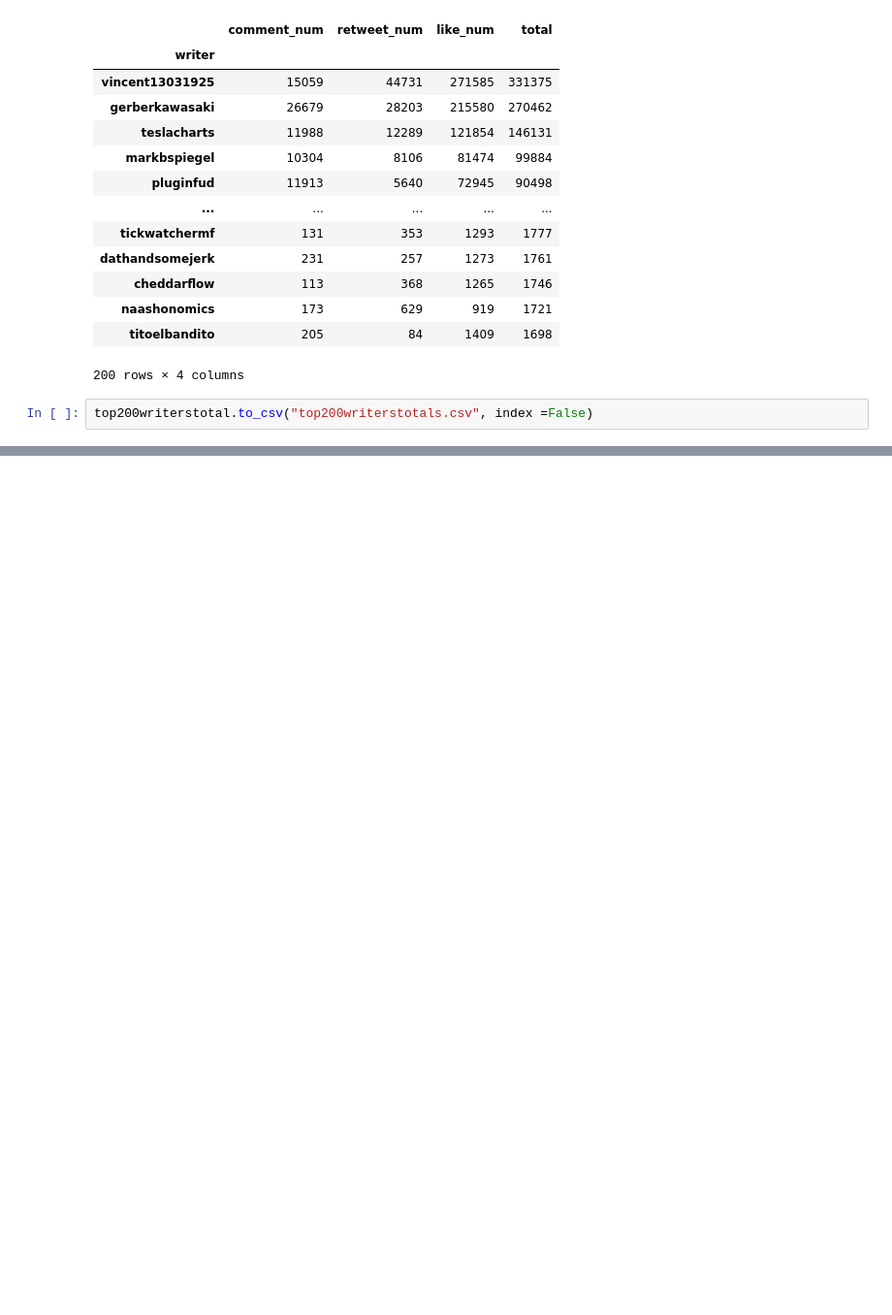
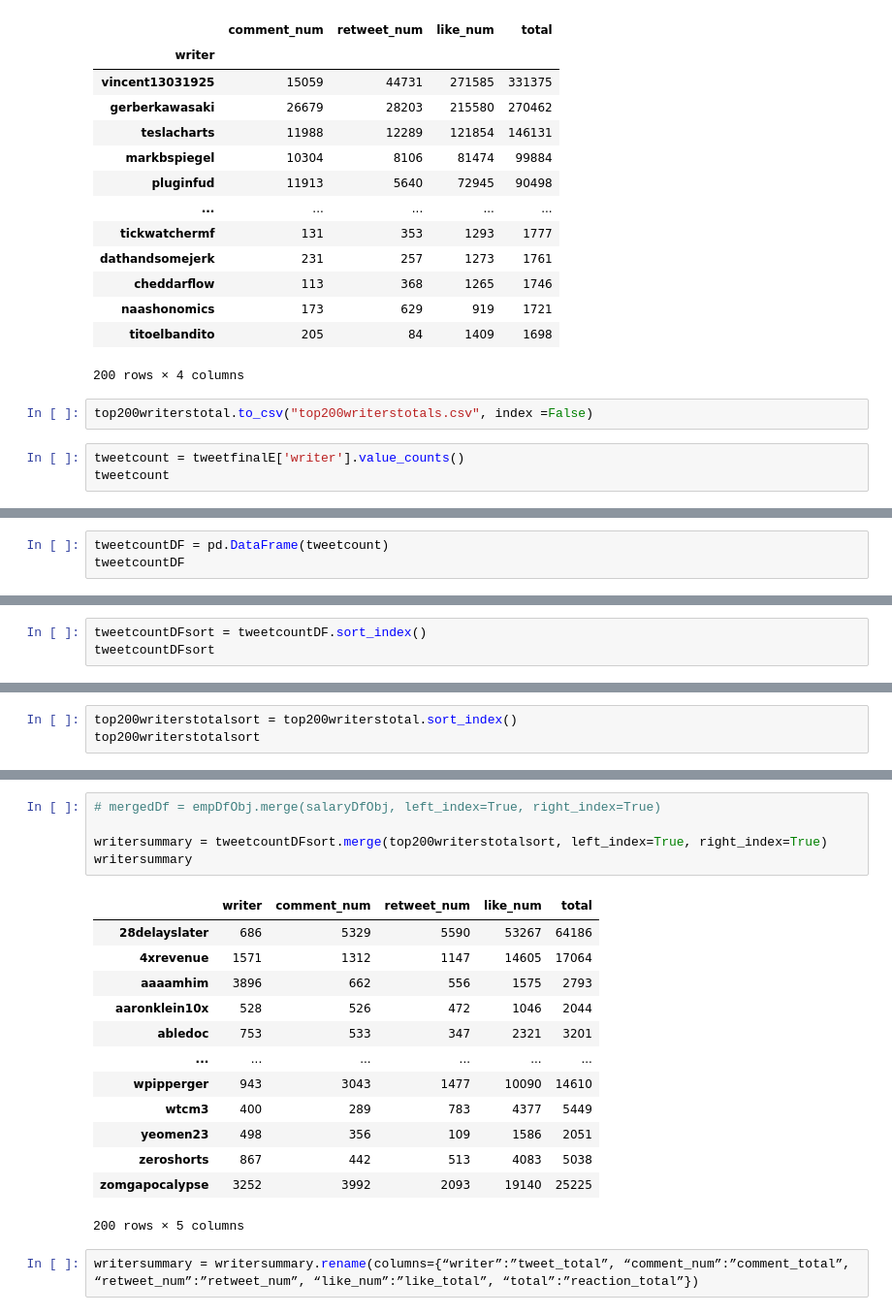
Before and after one commit to jMacProd/Project2, a Jupyter notebook: Data/DataCollation.ipynb, the cells around one changed output, grey strips where cells are left out. Shown: that part at 97% size. Drawn from its saved outputs; the diff is of its cells as text; blank space fills up the shorter version.

Commit message:
Added CSV for writet totals per company

```diff
--- a/Data/DataCollation.ipynb
+++ b/Data/DataCollation.ipynb
@@ -822,3 +822,6 @@ top200writerstotal
 200 rows × 4 columns
 # %%
 top200writerstotal.to_csv("top200writerstotals.csv", index =False)
+# %%
+tweetcount = tweetfinalE['writer'].value_counts()
+tweetcount
@@ -824,0 +841,3 @@ top200writerstotal.to_csv("top200writerstotals.csv", index =False)
+# %%
+tweetcountDF = pd.DataFrame(tweetcount)
+tweetcountDF
@@ -824,0 +858,3 @@ top200writerstotal.to_csv("top200writerstotals.csv", index =False)
+# %%
+tweetcountDFsort = tweetcountDF.sort_index()
+tweetcountDFsort
@@ -824,0 +875,3 @@ top200writerstotal.to_csv("top200writerstotals.csv", index =False)
+# %%
+top200writerstotalsort = top200writerstotal.sort_index()
+top200writerstotalsort
@@ -824,0 +893,21 @@ top200writerstotal.to_csv("top200writerstotals.csv", index =False)
+# %%
+# mergedDf = empDfObj.merge(salaryDfObj, left_index=True, right_index=True)
+
+writersummary = tweetcountDFsort.merge(top200writerstotalsort, left_index=True, right_index=True)
+writersummary
+# %% [output]
+|  | writer | comment_num | retweet_num | like_num | total |
+| 28delayslater | 686 | 5329 | 5590 | 53267 | 64186 |
+| 4xrevenue | 1571 | 1312 | 1147 | 14605 | 17064 |
+| aaaamhim | 3896 | 662 | 556 | 1575 | 2793 |
+| aaronklein10x | 528 | 526 | 472 | 1046 | 2044 |
+| abledoc | 753 | 533 | 347 | 2321 | 3201 |
+| ... | ... | ... | ... | ... | ... |
+| wpipperger | 943 | 3043 | 1477 | 10090 | 14610 |
+| wtcm3 | 400 | 289 | 783 | 4377 | 5449 |
+| yeomen23 | 498 | 356 | 109 | 1586 | 2051 |
+| zeroshorts | 867 | 442 | 513 | 4083 | 5038 |
+| zomgapocalypse | 3252 | 3992 | 2093 | 19140 | 25225 |
+200 rows × 5 columns
+# %%
+writersummary = writersummary.rename(columns={“writer”:”tweet_total”, “comment_num”:”comment_total”, “retweet_num”:”retweet_num”, “like_num”:”like_total”, “total”:”reaction_total”})
```
Also changed, not shown: parts of 4 cells of this notebook, 2 other files.
